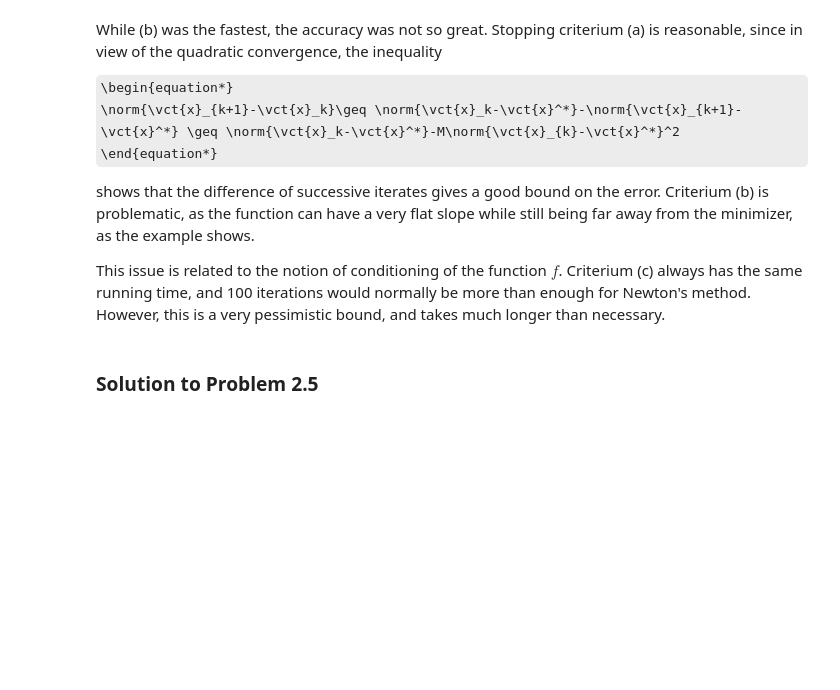
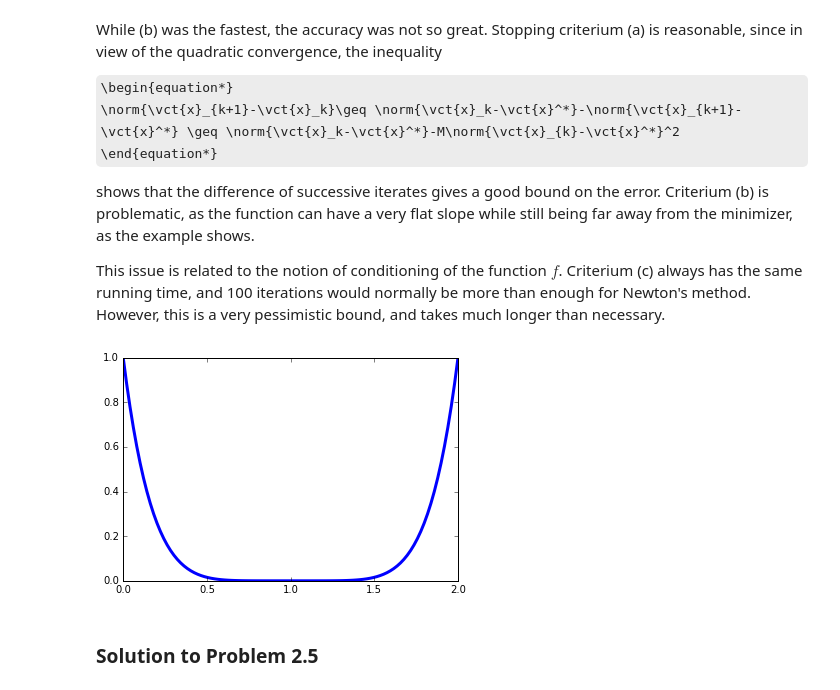
Before and after one commit to lotzma/math36061, a Jupyter notebook: problems/so2b.ipynb, the cells around one changed output. Cells and saved outputs as stored; diff of their text form; code cells hidden in the pictures; some formulas as TeX source; blank space fills up the shorter version.

```diff
--- a/problems/so2b.ipynb
+++ b/problems/so2b.ipynb
@@ -101,6 +101,13 @@ While (b) was the fastest, the accuracy was not so great. Stopping criterium (a)
 shows that the difference of successive iterates gives a good bound on the error. Criterium (b) is problematic, as the function can have a very flat slope while still being far away from the minimizer, as the example shows.
 
 This issue is related to the notion of conditioning of the function $f$. Criterium (c) always has the same running time, and 100 iterations would normally be more than enough for Newton's method. However, this is a very pessimistic bound, and takes much longer than necessary.
+# %%
+xx = np.linspace(0,2,100)
+yy = f(xx)
+plt.plot(xx, yy, linewidth = 3)
+plt.show()
+# %% [output]
+[figure, added]
 # %% [markdown]
 ### Solution to Problem 2.5
 # %%
```
Also changed, not shown: 7 other files.
